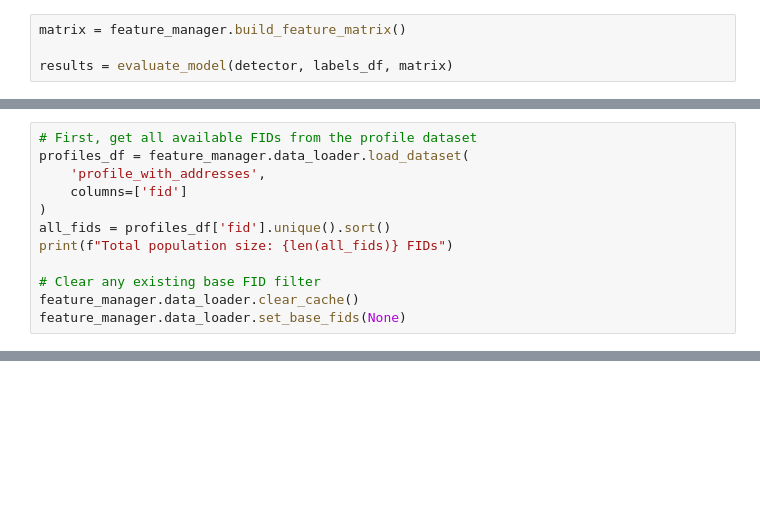
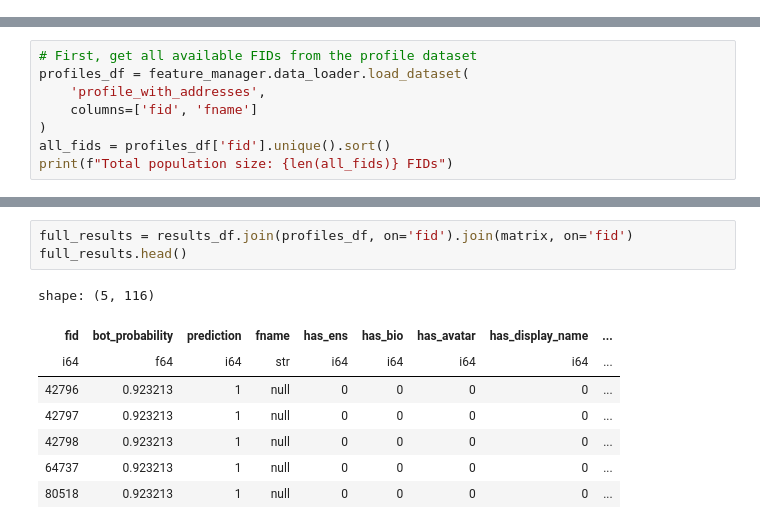
Before and after one commit to bleu/farcaster-social-graph, a Jupyter notebook: notebooks/17-framework-usage.ipynb, the cells around one changed output, grey strips where cells are left out. Drawn from its saved outputs; the diff is of its cells as text; blank space fills up the shorter version.

```diff
--- a/notebooks/17-framework-usage.ipynb
+++ b/notebooks/17-framework-usage.ipynb
@@ -189,7 +159,3 @@ def evaluate_model(detector, labels_df: pl.DataFrame, feature_matrix: pl.DataFra
-# %%
-matrix = feature_manager.build_feature_matrix()
-
-results = evaluate_model(detector, labels_df, matrix)
 # %%
 def analyze_population_distribution(detector: DetectorService, feature_matrix: pl.DataFrame):
     """Analyze bot probability distribution across the entire population"""
@@ -274,11 +253,7 @@ def analyze_population_distribution(detector: DetectorService, feature_matrix: p
 # First, get all available FIDs from the profile dataset
 profiles_df = feature_manager.data_loader.load_dataset(
     'profile_with_addresses',
-    columns=['fid']
+    columns=['fid', 'fname']
 )
 all_fids = profiles_df['fid'].unique().sort()
 print(f"Total population size: {len(all_fids)} FIDs")
-
-# Clear any existing base FID filter
-feature_manager.data_loader.clear_cache()
-feature_manager.data_loader.set_base_fids(None)
@@ -337,0 +350,12 @@ feature_manager.data_loader.load_dataset(
+# %%
+full_results = results_df.join(profiles_df, on='fid').join(matrix, on='fid')
+full_results.head()
+# %% [output]
+shape: (5, 116)
+| fid | bot_probability | prediction | fname | has_ens | has_bio | has_avatar | has_display_name | ... |
+| i64 | f64 | i64 | str | i64 | i64 | i64 | i64 | ... |
+| 42796 | 0.923213 | 1 | null | 0 | 0 | 0 | 0 | ... |
+| 42797 | 0.923213 | 1 | null | 0 | 0 | 0 | 0 | ... |
+| 42798 | 0.923213 | 1 | null | 0 | 0 | 0 | 0 | ... |
+| 64737 | 0.923213 | 1 | null | 0 | 0 | 0 | 0 | ... |
+| 80518 | 0.923213 | 1 | null | 0 | 0 | 0 | 0 | ... |
```
Also changed, not shown: parts of 22 cells of this notebook, 15 other files.
